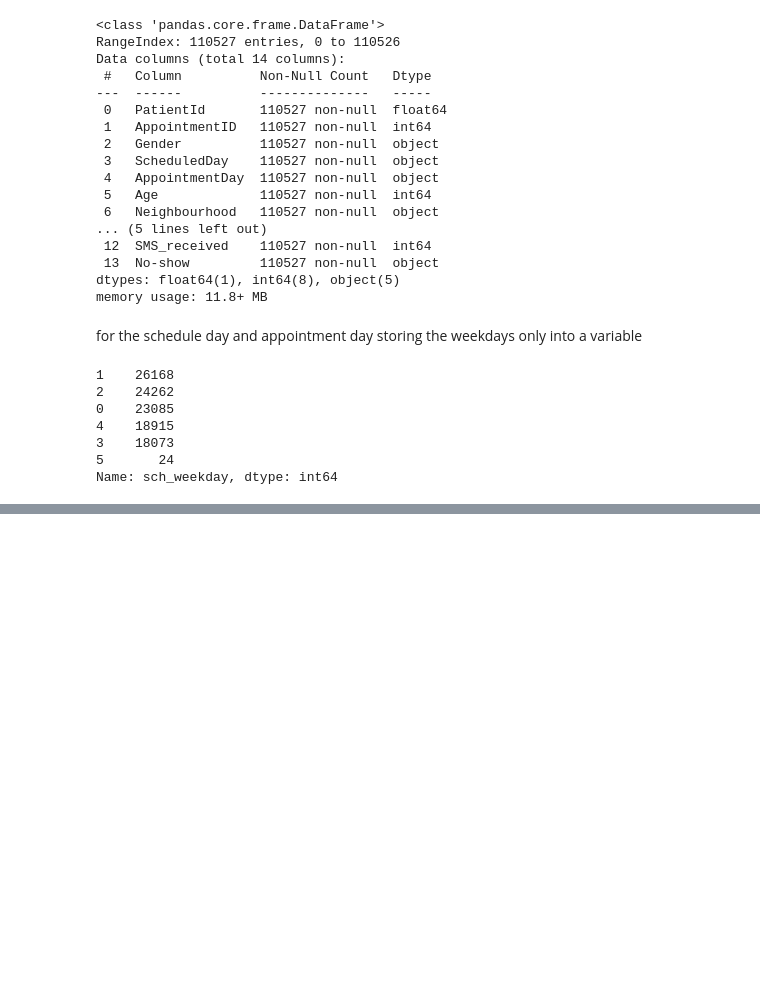
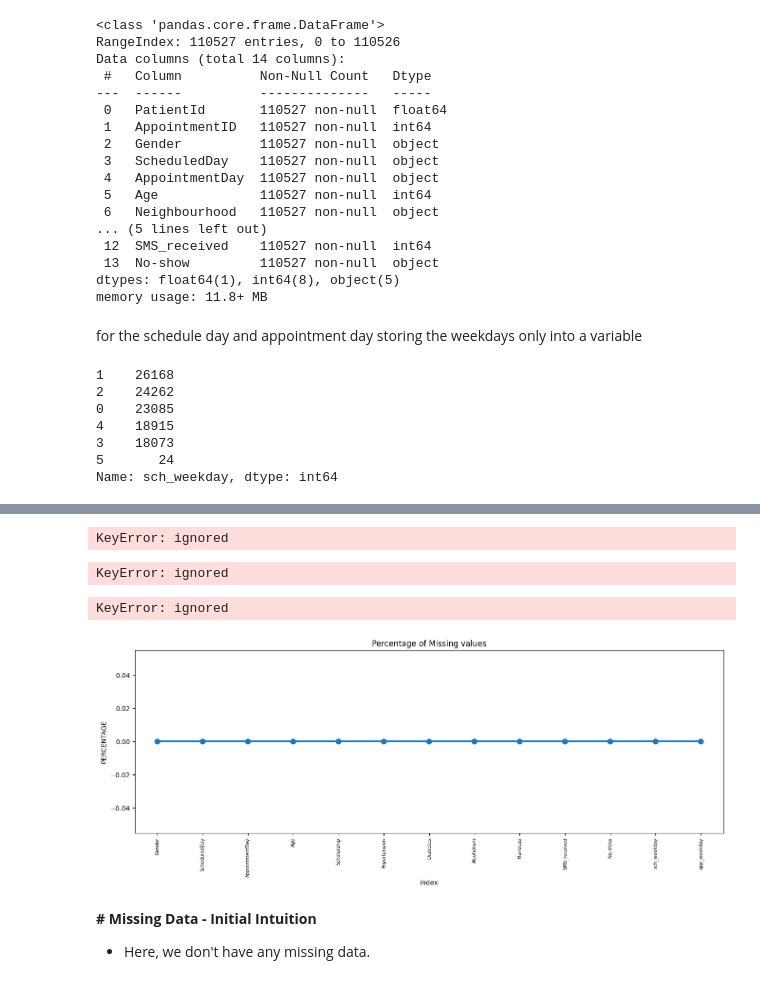
Before and after one commit to antonionunnally/Python, a Jupyter notebook: EDAforHealthcare/Medical_Appointments_Data.ipynb, the cells around one changed output, grey strips where cells are left out. Cells and saved outputs as stored; diff of their text form; code cells hidden in the pictures; blank space fills up the shorter version.

```diff
--- a/EDAforHealthcare/Medical_Appointments_Data.ipynb
+++ b/EDAforHealthcare/Medical_Appointments_Data.ipynb
@@ -80,0 +109,3 @@ base_data= base_data.rename(columns={'Hipertension': 'Hypertension', 'Handcap':
+# %%
+# dropping some columns which have no significance
+base_data.drop(['PatientId', 'AppointmentID', 'Neighbourhood'], axis=1, inplace=True)
@@ -80,0 +163,31 @@ base_data= base_data.rename(columns={'Hipertension': 'Hypertension', 'Handcap':
+# %%
+base_data['NoShow'].value_counts().plot(kind='barh', figsize=(8, 6))
+plt.xlabel("Count", labelpad=14)
+plt.ylabel("Target Variable", labelpad=14)
+plt.title("Count of TARGET Variable per category", y=1.02);
+# %% [output]
+KeyError: ignored
+# %%
+# calculating the % of appointments or not
+100*base_data['NoShow'].value_counts()/len(base_data['NoShow'])
+# %% [output]
+KeyError: ignored
+# %%
+base_data['NoShow'].value_counts()
+# %% [output]
+KeyError: ignored
+# %%
+missing = pd.DataFrame((base_data.isnull().sum())*100/base_data.shape[0]).reset_index()
+plt.figure(figsize=(16,5))
+ax = sns.pointplot(x='index', y=0, data=missing)
+plt.xticks(rotation=90, fontsize=7)
+plt.title("Percentage of Missing values")
+plt.ylabel("PERCENTAGE")
+plt.show()
+# %% [output]
+[figure, added]
+# %% [markdown]
+**# Missing Data - Initial Intuition**
+
+
+*   Here, we don't have any missing data.
```
Also changed, not shown: parts of 18 cells of this notebook.
